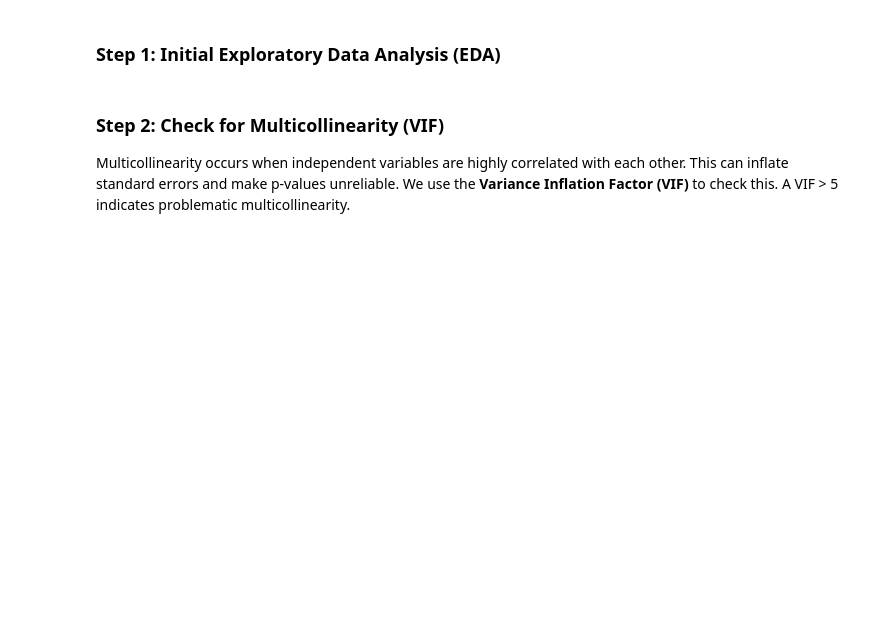
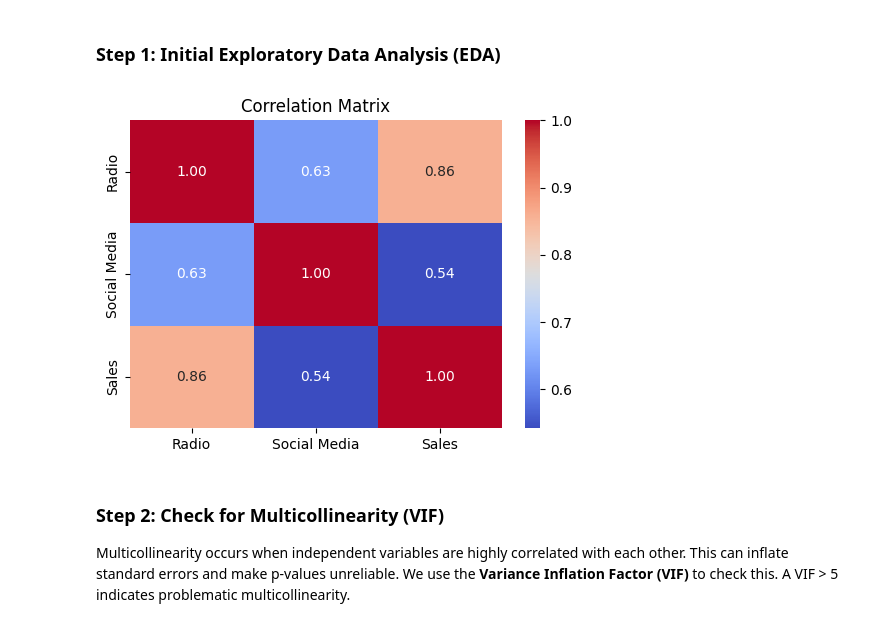
Before and after one commit to Bienbaz/3MTT-Projects, a Jupyter notebook: Multiple_Regression_Marketing_Analysis.ipynb, the cells around one changed output. Saved outputs shown, nothing was run; the diff lists cells and outputs as text; code cells hidden in the pictures; blank space fills up the shorter version.

Commit message:
Marketing_ROI_Regression_Analysis  file Created using Colab

```diff
--- a/Multiple_Regression_Marketing_Analysis.ipynb
+++ b/Multiple_Regression_Marketing_Analysis.ipynb
@@ -34,0 +43,6 @@ print("✅ 'multi_marketing_data.csv' created and loaded successfully!")
+# %%
+from google.colab import files
+import io
+
+print("Please upload your CSV file:")
+uploaded = files.upload()
@@ -34,0 +53,11 @@ print("✅ 'multi_marketing_data.csv' created and loaded successfully!")
+# %%
+import pandas as pd
+
+# Assuming only one file is uploaded
+for filename in uploaded.keys():
+    df = pd.read_csv(io.BytesIO(uploaded[filename]))
+    print(f"✅ '{filename}' uploaded and loaded successfully!")
+    break # Process only the first uploaded file if multiple are uploaded
+
+print("Displaying the first 5 rows of your uploaded data:")
+display(df.head())
@@ -35,11 +73,18 @@ print("✅ 'multi_marketing_data.csv' created and loaded successfully!")
 # %% [markdown]
 ### Step 1: Initial Exploratory Data Analysis (EDA)
 # %%
+import matplotlib.pyplot as plt
+import seaborn as sns
+import numpy as np # Import numpy for np.number
+
 # Visualize correlation matrix to identify potential predictors and initial relationships
 plt.figure(figsize=(6, 4))
-sns.heatmap(df.corr(), annot=True, cmap='coolwarm', fmt=".2f")
+# Select only numeric columns for correlation calculation
+sns.heatmap(df.select_dtypes(include=np.number).corr(), annot=True, cmap='coolwarm', fmt=".2f")
 plt.title('Correlation Matrix')
 plt.show()
+# %% [output]
+[figure, added]
 # %% [markdown]
 ### Step 2: Check for Multicollinearity (VIF)
 Multicollinearity occurs when independent variables are highly correlated with each other. This can inflate standard errors and make p-values unreliable. We use the **Variance Inflation Factor (VIF)** to check this. A VIF > 5 indicates problematic multicollinearity.
```
Also changed, not shown: parts of 8 cells of this notebook.
